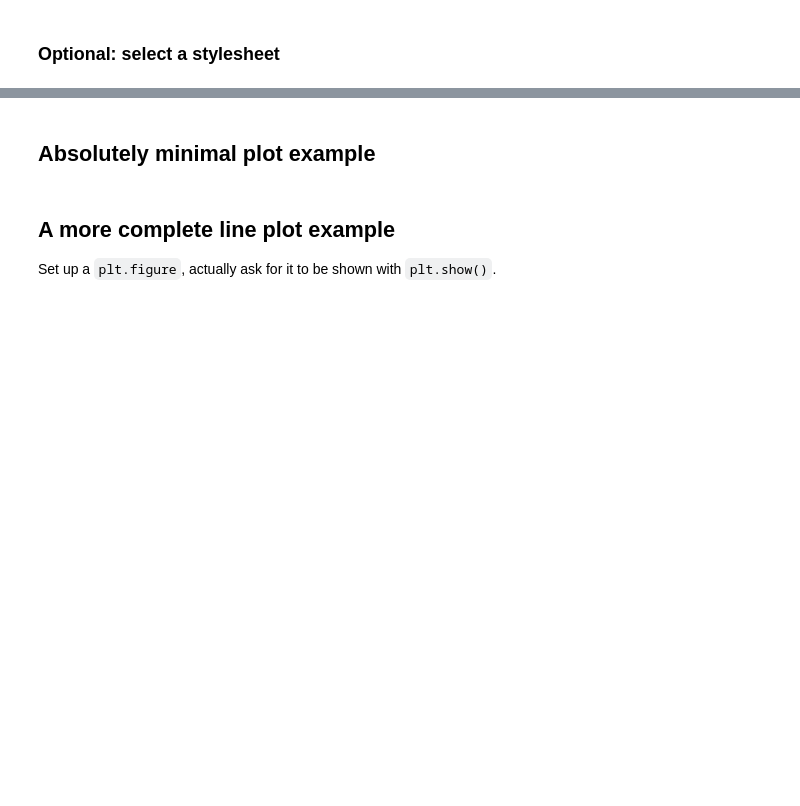
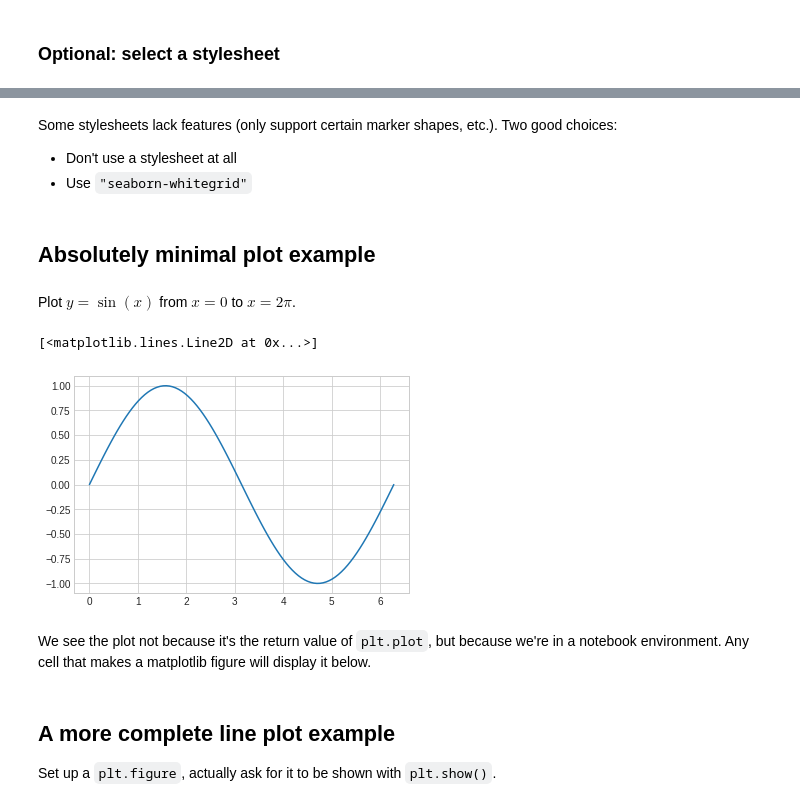
Before and after one commit to emilydumas/mcs275spring2023, a Jupyter notebook: samplecode/numpy/mpl_demo.ipynb, the cells around one changed output, grey strips where cells are left out. Drawn from its saved outputs; the diff is of its cells as text; code cells hidden in the pictures; blank space fills up the shorter version.

Commit message:
Lecture 25 matplotlib work

```diff
--- a/samplecode/numpy/mpl_demo.ipynb
+++ b/samplecode/numpy/mpl_demo.ipynb
@@ -22,7 +43,23 @@ Matplotlib and numpy are pre-installed in the [Google Colab](https://colab.resea
+# %% [markdown]
+Some stylesheets lack features (only support certain marker shapes, etc.).  Two good choices:
+* Don't use a stylesheet at all
+* Use `"seaborn-whitegrid"`
 # %%
-#plt.style.use("seaborn-whitegrid")
+plt.style.use("seaborn-whitegrid")
 # %% [markdown]
 ## Absolutely minimal plot example
+# %% [markdown]
+Plot $y = \sin(x)$ from $x=0$ to $x=2\pi$.
+# %%
+x = np.linspace(0,2*np.pi,100) # 100 evenly spaced values in interval 0 to 2pi
+y = np.sin(x)
+
+plt.plot(x,y)
+# %% [output]
+[<matplotlib.lines.Line2D at 0x...>]
+[figure, added]
+# %% [markdown]
+We see the plot not because it's the return value of `plt.plot`, but because we're in a notebook environment.  Any cell that makes a matplotlib figure will display it below.
 # %% [markdown]
 ## A more complete line plot example
 
```
Also changed, not shown: parts of 35 cells of this notebook.
